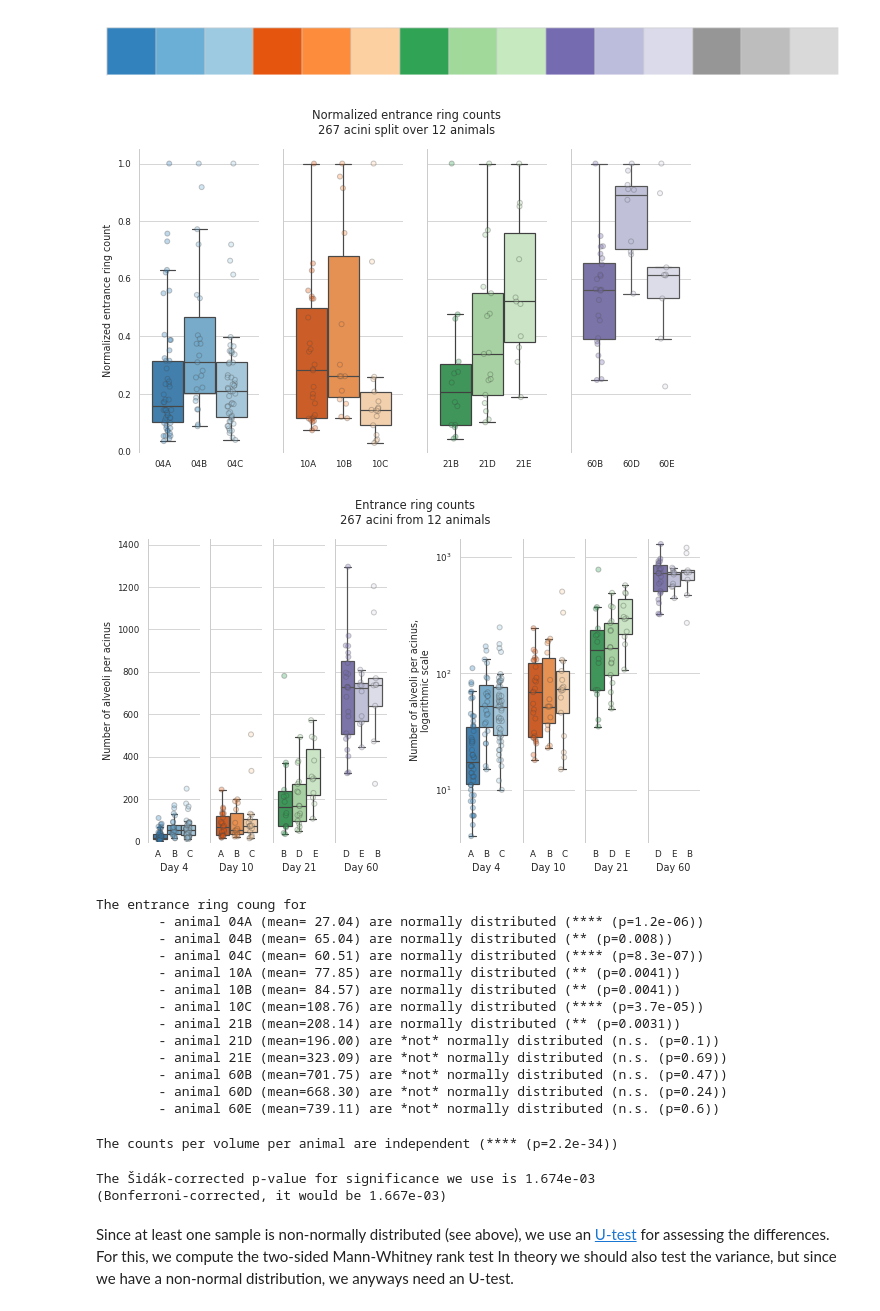
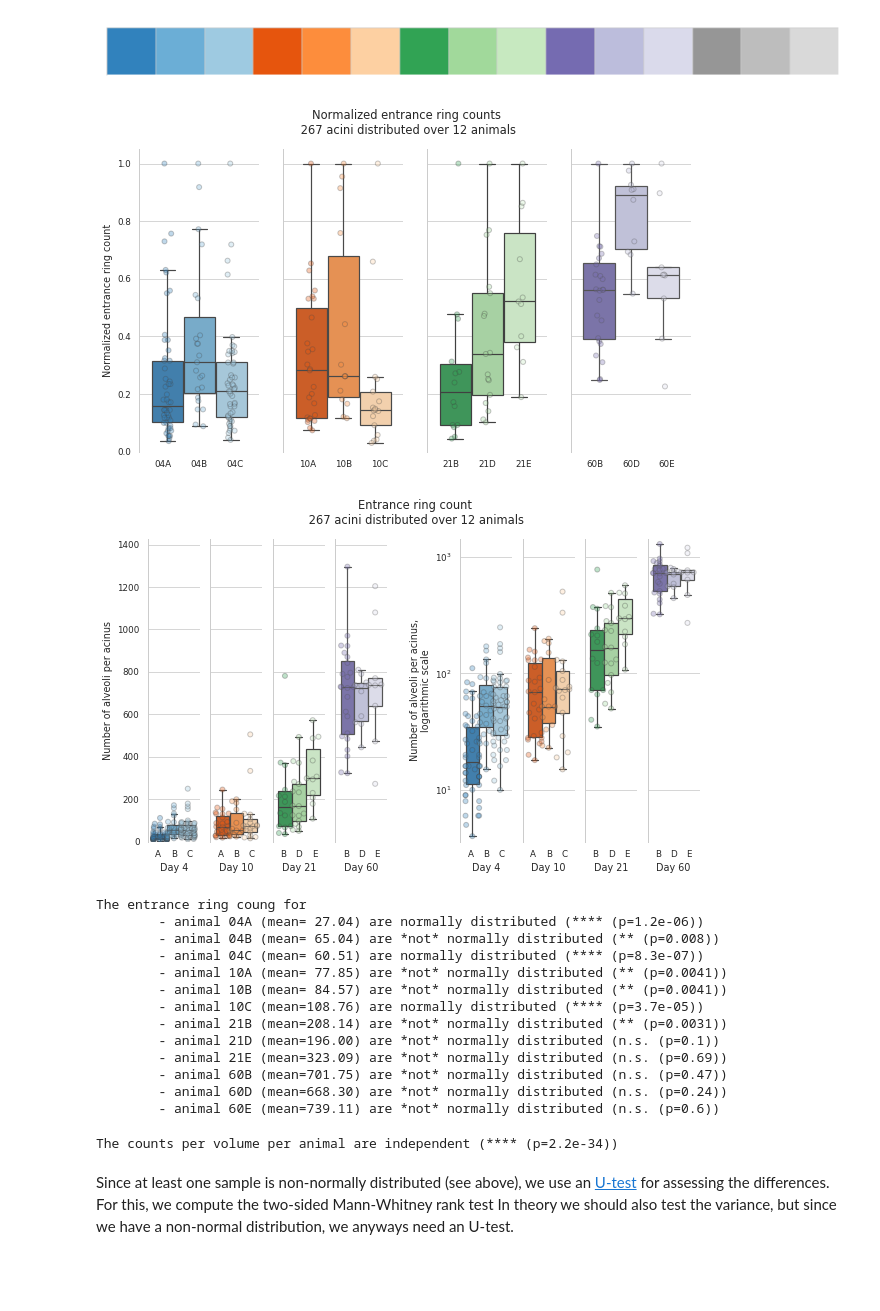
Before and after one commit to habi/acinar-analysis, a Jupyter notebook: Analysis.ipynb, the cells around one changed output. Drawn from its saved outputs; the diff is of its cells as text; code cells hidden in the pictures; blank space fills up the shorter version.

```diff
--- a/Analysis.ipynb
+++ b/Analysis.ipynb
@@ -500,18 +512,21 @@ for c, d in enumerate(sorted(pandas.unique(Data.Day))):
         plt.gca().set_yticklabels([])
     else:
         plt.ylabel('Normalized entrance ring count')
-plt.suptitle('Normalized entrance ring counts\n%s acini split over %s animals' % (len(Data),
-                                                                                  len(pandas.unique(Data.Animal))))
+plt.suptitle('Normalized entrance ring counts\n '
+             '%s acini distributed over %s animals' % (len(Data),
+                                                 len(pandas.unique(Data.Animal))))
 plt.show()
 # %% [output]
-[figure, old version]
+[figure, new version]
 # %%
 # Let's look at the counts from Eveline
 for c, d in enumerate(sorted(pandas.unique(Data.Day))):
     plt.subplot(1,
                 2 * len(pandas.unique(Data.Day)) + 1,
                 c + 1)
-    bxplt = seaborn.boxplot(data=Data.loc[Data.Day == d], x='Day', y='Counts_Eveline',
+    bxplt = seaborn.boxplot(data=Data.loc[Data.Day == d],
+                            x='Day',
+                            y='Counts_Eveline',
                             hue='Animal',
                             # Because the animals are preferentially sorted on the beamtime name, we have
                             # to jump through the hoop below and sort the hues on the 'Animal' in addition
@@ -520,11 +535,11 @@ for c, d in enumerate(sorted(pandas.unique(Data.Day))):
                             hue_order=sorted(pandas.unique(Data.loc[Data.Day == d]['Animal'])),
                             palette=ourpalette,
                             fliersize=0)
-    swrmplt = seaborn.stripplot(data=Data.loc[Data.Day == d],
+    swrmplt = seaborn.swarmplot(data=Data.loc[Data.Day == d],
                                 x='Day',
                                 y='Counts_Eveline',
                                 hue='Animal',
-                                jitter=True,
+#                                 jitter=True,
                                 hue_order=sorted(pandas.unique(Data.loc[Data.Day == d]['Animal'])),
                                 dodge=True,
                                 linewidth=1,
@@ -534,7 +549,7 @@ for c, d in enumerate(sorted(pandas.unique(Data.Day))):
     plt.ylim([0, 1.1 * Data.Counts_Eveline.max()])
     # Set xticks to only the animal denominator (the last item of the string
     plt.xticks(numpy.arange(-0.3, 0.6, 0.3),
-               [animal[-1] for animal in Data[Data.Day == d].Animal.unique()])
+               [animal[-1] for animal in sorted(Data[Data.Day == d].Animal.unique())])
     # Set the xlabel to the day
     plt.xlabel('Day %s' % d)
     if c:
@@ -550,46 +565,47 @@ for c, d in enumerate(sorted(pandas.unique(Data.Day))):
     bxplt = seaborn.boxplot(data=Data.loc[Data.Day == d],
                             x='Day',
                             y='Counts_Eveline',
                             hue='Animal',
                             hue_order=sorted(pandas.unique(Data.loc[Data.Day == d]['Animal'])),
                             palette=ourpalette,
                             fliersize=0)
-    swrmplt = seaborn.stripplot(data=Data.loc[Data.Day == d],
+    swrmplt = seaborn.swarmplot(data=Data.loc[Data.Day == d],
                                 x='Day',
                                 y='Counts_Eveline',
                                 hue='Animal',
-                                jitter=True,
+#                                 jitter=True,
                                 hue_order=sorted(pandas.unique(Data.loc[Data.Day == d]['Animal'])),
                                 dodge=True,
                                 linewidth=1,
                                 palette=ourpalette,
                                 alpha=0.309)
     plt.gca().get_legend().remove()
     plt.ylim([numpy.min(Data.Counts_Eveline.min()) * 0.9,
               numpy.max(Data.Counts_Eveline.max()) * 1.1])
     plt.gca().set_yscale('log')
     plt.xticks(numpy.arange(-0.3, 0.6, 0.3),
-               [animal[-1] for animal in Data[Data.Day == d].Animal.unique()])
+               [animal[-1] for animal in sorted(Data[Data.Day == d].Animal.unique())])
     plt.xlabel('Day %s' % d)
     if c:
         plt.ylabel('')
         plt.gca().set_yticklabels([])
     else:
         plt.ylabel('Number of alveoli per acinus,\nlogarithmic scale')
-plt.suptitle('Entrance ring counts\n%s acini from %s animals' % (len(Data),
-                                                                 len(pandas.unique(Data.Animal))))
+plt.suptitle('Entrance ring count\n '
+             '%s acini distributed over %s animals' % (len(Data),
+                                                       len(pandas.unique(Data.Animal))))
 plt.savefig(os.path.join(OutputDir,
                          'Fig02-entrance-ring-count.png'))
 plt.show()
 # %% [output]
-[figure, old version]
+[figure, new version]
 # %%
 # Are the 'entrance ring counts' normally distributed?
 # Let's perform the Shapiro-Wilk test for normality.
 print('The entrance ring coung for')
 for animal in sorted(Data.Animal.unique()):
     w, p_value = scipy.stats.shapiro(Data[Data.Animal == animal]['Counts_Eveline'])
-    if p_value < 1 / 100:
+    if p_value < sidak:
         # Use the 'significance' function we defined at the start
         print('\t- animal %s (mean=%6.2f) are normally distributed (%s)' % (animal,
                                                                             numpy.mean(Data[Data.Animal == animal]['Counts_Eveline']),
@@ -601,12 +617,12 @@ for animal in sorted(Data.Animal.unique()):
 # %% [output]
 The entrance ring coung for
         - animal 04A (mean= 27.04) are normally distributed (**** (p=1.2e-06))
-        - animal 04B (mean= 65.04) are normally distributed (** (p=0.008))
+        - animal 04B (mean= 65.04) are *not* normally distributed (** (p=0.008))
         - animal 04C (mean= 60.51) are normally distributed (**** (p=8.3e-07))
-        - animal 10A (mean= 77.85) are normally distributed (** (p=0.0041))
-        - animal 10B (mean= 84.57) are normally distributed (** (p=0.0041))
+        - animal 10A (mean= 77.85) are *not* normally distributed (** (p=0.0041))
+        - animal 10B (mean= 84.57) are *not* normally distributed (** (p=0.0041))
         - animal 10C (mean=108.76) are normally distributed (**** (p=3.7e-05))
-        - animal 21B (mean=208.14) are normally distributed (** (p=0.0031))
+        - animal 21B (mean=208.14) are *not* normally distributed (** (p=0.0031))
         - animal 21D (mean=196.00) are *not* normally distributed (n.s. (p=0.1))
         - animal 21E (mean=323.09) are *not* normally distributed (n.s. (p=0.69))
         - animal 60B (mean=701.75) are *not* normally distributed (n.s. (p=0.47))
@@ -625,18 +641,6 @@ else:
     print('We can *not* do what we do below :)')
 # %% [output]
 The counts per volume per animal are independent (**** (p=2.2e-34))
-# %%
-# Since we do multiple comparisons, we have to apply a correction to the p_value
-# The Bonferroni-correction is well known, but the Šidák is mathematically more correct, even if it's slightly less stringent.
-# https://en.wikipedia.org/wiki/%C5%A0id%C3%A1k_correction
-# For x null hyptheses, we have a sidak-corrected p_value of p_sidak = 1-(1-p_value)^(1/x)
-sidak = 1 - (1 - 1 / 100) ** (1 / len(list(itertools.combinations(sorted(Data.Day.unique()), 2))))
-print('The Šidák-corrected p-value for significance we use is %0.3e' % sidak)
-bonferroni = 1 / 100 / len(list(itertools.combinations(sorted(Data.Day.unique()), 2)))
-print('(Bonferroni-corrected, it would be %0.3e)' % bonferroni)
-# %% [output]
-The Šidák-corrected p-value for significance we use is 1.674e-03
-(Bonferroni-corrected, it would be 1.667e-03)
 # %% [markdown]
 Since at least one sample is non-normally distributed (see above), we use an [U-test](https://en.wikipedia.org/wiki/Mann%E2%80%93Whitney_U_test) for assessing the differences.
 For this, we compute the two-sided Mann-Whitney rank test
```
Also changed, not shown: parts of 54 cells of this notebook.
